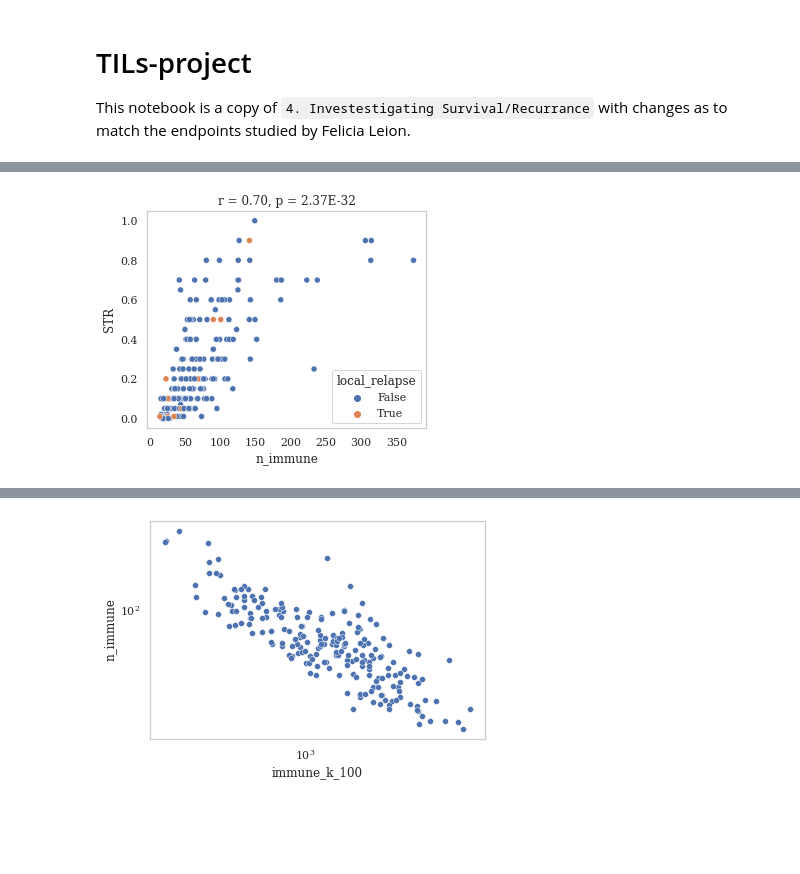
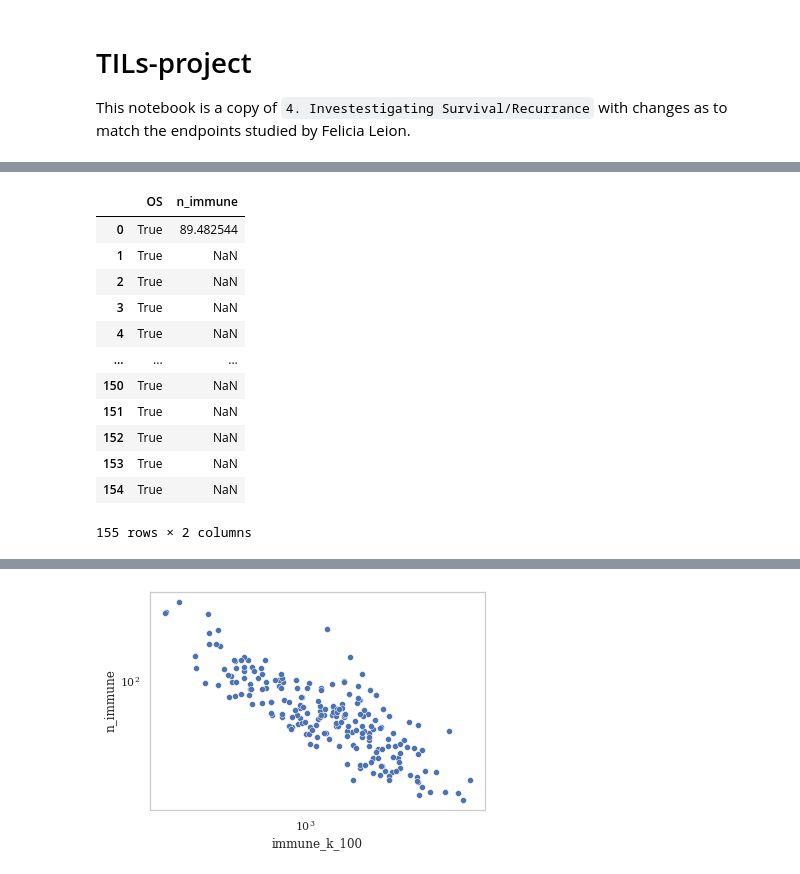
Before and after one commit to karvla/histosnet, a Jupyter notebook: notebooks/tils-project.ipynb, the cells around one changed output, grey strips where cells are left out. Saved outputs shown, nothing was run; the diff lists cells and outputs as text; code cells hidden in the pictures; blank space fills up the shorter version.

```diff
--- a/notebooks/tils-project.ipynb
+++ b/notebooks/tils-project.ipynb
@@ -34,11 +34,10 @@ df_pat["treated"] = df_pat["Chemo (schema)"].apply(lambda x: x != "None")
 df_pat["relapse"] = df_pat["Relapse yes 1 no 0"].astype(np.bool)
 df_pat["dead"] = df_pat["Dead yes 1 no 0"].astype(np.bool)
 
-df_pat["OS"] = df_pat["OS yes 1 no 0"].astype(np.bool)
-df_pat["IDFS"] = df_pat["IDFS yes 1 no 0"].astype(np.bool)
-df_pat["DRFI"] = df_pat["DRFI Breast cancer spec"].astype(np.bool)
+df_pat["distant_relapse"] = (df_pat["Months_surgery_distant_relapse"] > 0)
 
-df_pat["distant_relapse"] = (df_pat["Months_surgery_distant_relapse"] > 0)
-df_pat["local_relapse"] = (df_pat["relapse"].apply(int) - df_pat["distant_relapse"].apply(int)) > 0
+df_pat["OS"] = ~df_pat["dead"] # Overall Survival
+df_pat["IDFS"] = ~df_pat["relapse"] # Invasive Disease Free Survival (not relapse)
+df_pat["DRFI"] = ~df_pat["distant_relapse"] # Distant Relapse Free Survival (not distant relapse)
 
-df_pat["nodes"] = df_pat["nodes"].astype(float)
+df_pat = df_pat[df_pat["treated"]]
@@ -193,19 +103,6 @@ memory = Memory('./cache/')
 
 def extract_features(path):
     df = pd.read_feather(path)
-
-    n_tils = ([
-        tumor_stroma_tils(imloc, tumloc, [10, 50, 100])
-        for imloc, tumloc in tqdm(zip(df["immune_loc"], df["tumor_loc"]), total=len(df))
-    ])
-    df = pd.concat([df, pd.DataFrame(n_tils)], axis=1)
-
-    r = [10, 100, 300]
-    df_immune_k = pd.DataFrame([ripleys_k(imloc, r) for imloc in tqdm(df["immune_loc"])])
-    df = pd.concat([df, df_immune_k.add_prefix("immune_")], axis=1)
-
-    df_tumor_k = pd.DataFrame([ripleys_k(tumloc, r) for tumloc in tqdm(df["tumor_loc"])])
-    df = pd.concat([df, df_tumor_k.add_prefix("tumor_")], axis=1)
     return df
 
 def merge_patient_data_wsi(df_wsi, df_pat):
@@ -235,3 +147,19 @@ IMAGE_TYPE = "WSI"
+# %%
+df_all[["OS", "n_immune"]]
+# %% [output]
+|  | OS | n_immune |
+| 0 | True | 89.482544 |
+| 1 | True | NaN |
+| 2 | True | NaN |
+| 3 | True | NaN |
+| 4 | True | NaN |
+| ... | ... | ... |
+| 150 | True | NaN |
+| 151 | True | NaN |
+| 152 | True | NaN |
+| 153 | True | NaN |
+| 154 | True | NaN |
+155 rows × 2 columns
 # %%
 df_treated = df_all[df_all["treated"]]
 df_treated.to_pickle(f"./df_treated_{IMAGE_TYPE}.pickle")
@@ -246,7 +166,3 @@ def plot_compare(ylabels, xlabels, df, **kwargs):
-# %%
-plot_compare(["STR"], ["n_immune"], df_all, hue="local_relapse")
-# %% [output]
-[figure, removed]
 # %%
 import statsmodels.api as sm
 from numpy import mean
```
Also changed, not shown: parts of 12 cells of this notebook.
